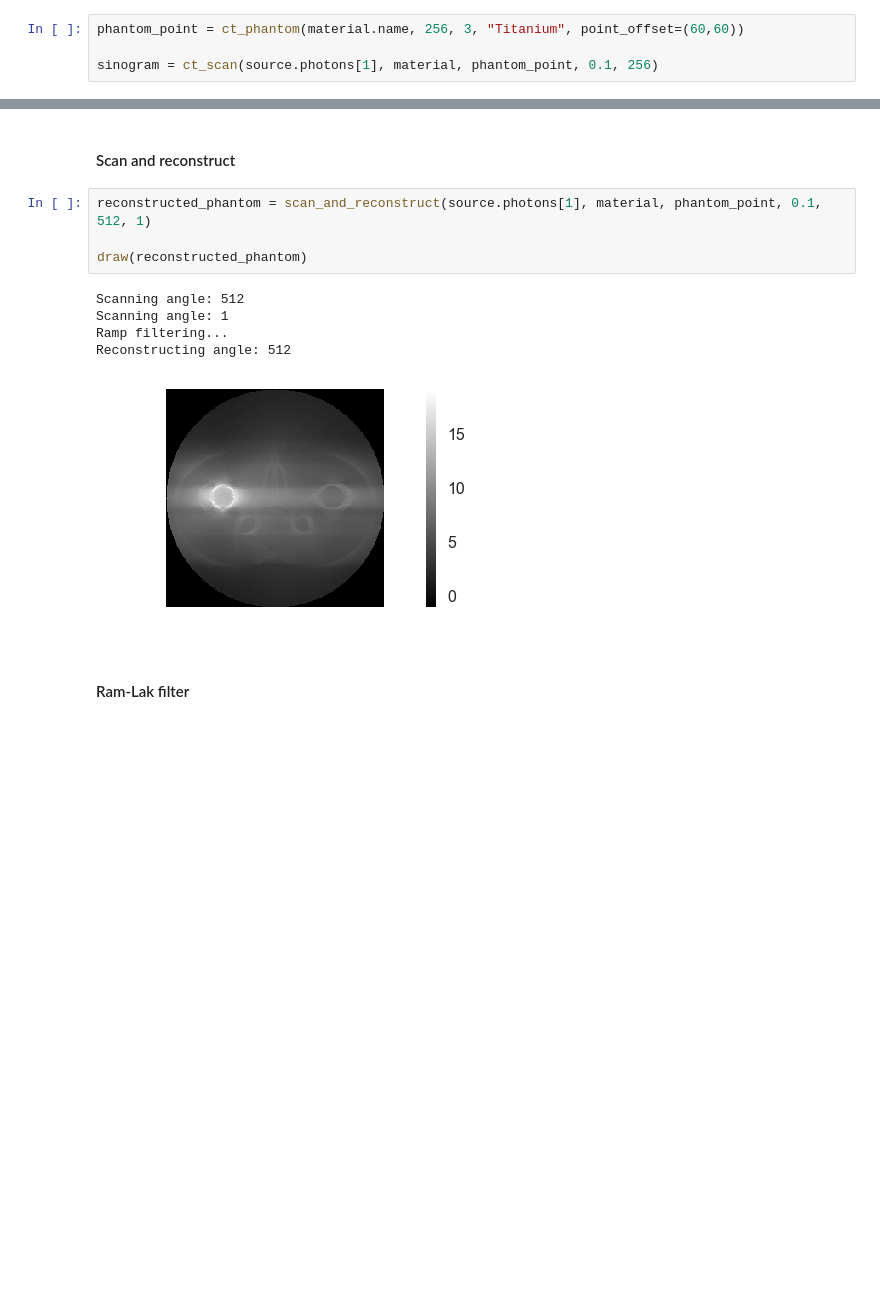
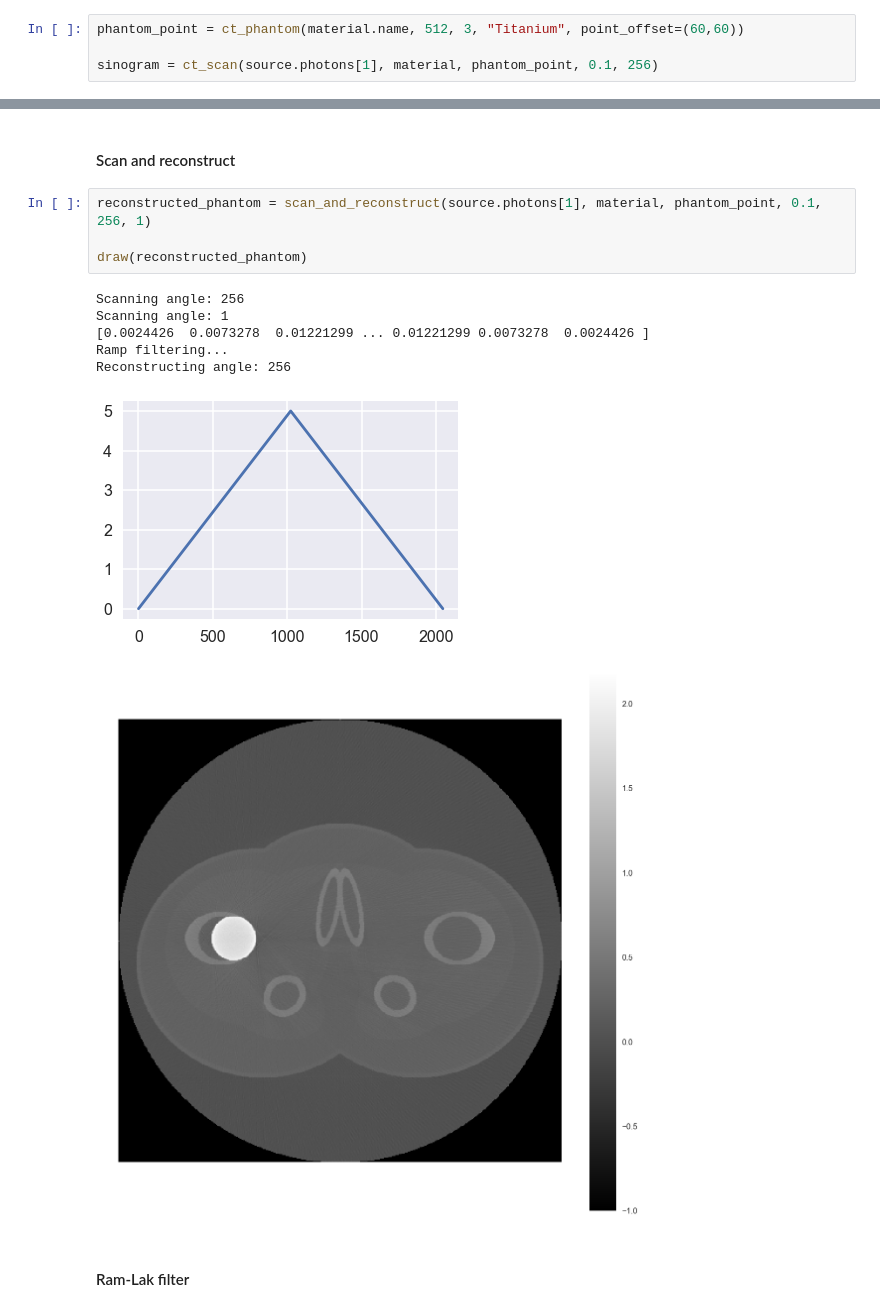
Before and after one commit to domkirkham/east-ct, a Jupyter notebook: Week1.ipynb, the cells around one changed output, grey strips where cells are left out. Saved outputs shown, nothing was run; the diff lists cells and outputs as text; blank space fills up the shorter version.

Commit message:
Fixed scan_and_reconstruct

````diff
--- a/Week1.ipynb
+++ b/Week1.ipynb
@@ -60,7 +60,7 @@ ax2.set_yscale('log')
 # %% [markdown]
 #### Sinograms using ```ct_scan```
 # %%
-phantom_point = ct_phantom(material.name, 256, 3, "Titanium", point_offset=(60,60))
+phantom_point = ct_phantom(material.name, 512, 3, "Titanium", point_offset=(60,60))
 
 sinogram = ct_scan(source.photons[1], material, phantom_point, 0.1, 256)
 # %% [output]
@@ -85,15 +85,17 @@ Scanning angle: 1
 # %% [markdown]
 #### Scan and reconstruct
 # %%
-reconstructed_phantom = scan_and_reconstruct(source.photons[1], material, phantom_point, 0.1, 512, 1)
+reconstructed_phantom = scan_and_reconstruct(source.photons[1], material, phantom_point, 0.1, 256, 1)
 
 draw(reconstructed_phantom)
 # %% [output]
-Scanning angle: 512
+Scanning angle: 256
 Scanning angle: 1
+[0.0024426  0.0073278  0.01221299 ... 0.01221299 0.0073278  0.0024426 ]
 Ramp filtering...
-Reconstructing angle: 512
+Reconstructing angle: 256
-[figure, old version]
+[figure, new version]
+[figure, added]
 # %% [markdown]
 #### Ram-Lak filter
 # %%
````
Also changed, not shown: parts of 4 cells of this notebook, 3 other files.
